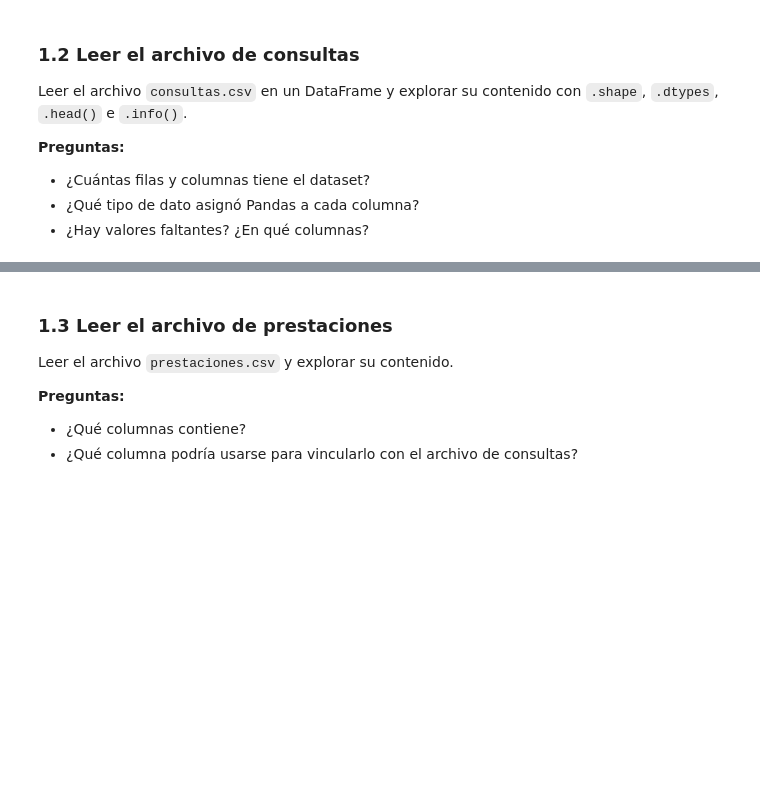
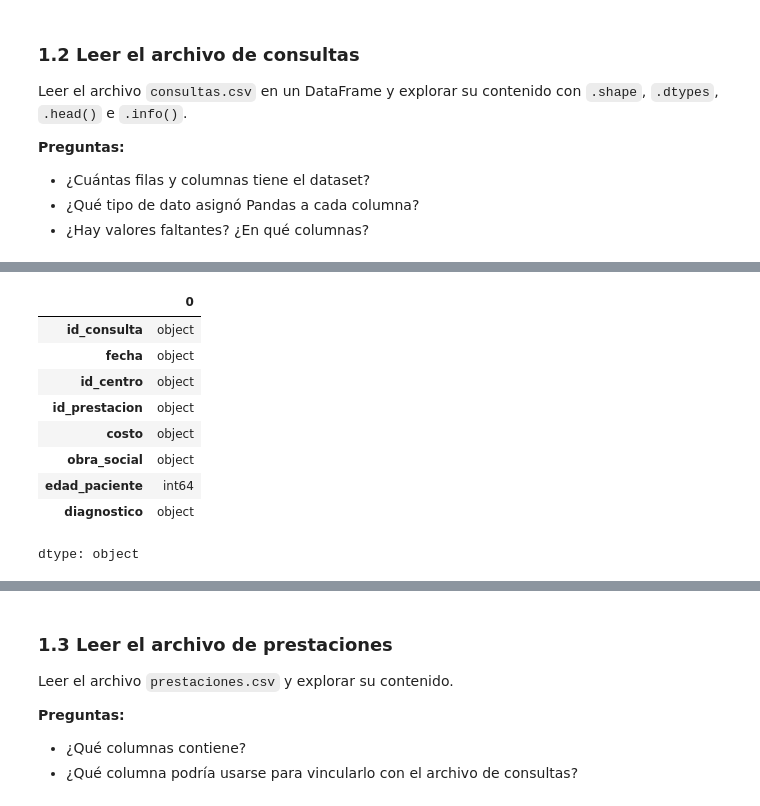
Before and after one commit to joelmoraesDev/Taller_centro_de_salud, a Jupyter notebook: Taller_centros_de_salud_v3.ipynb, the cells around one changed output, grey strips where cells are left out. Cells and saved outputs as stored; diff of their text form; code cells hidden in the pictures; blank space fills up the shorter version.

```diff
--- a/Taller_centros_de_salud_v3.ipynb
+++ b/Taller_centros_de_salud_v3.ipynb
@@ -172,0 +221,13 @@ Leer el archivo `consultas.csv` en un DataFrame y explorar su contenido con `.sh
+# %%
+consultas.dtypes
+# %% [output]
+|  | 0 |
+| id_consulta | object |
+| fecha | object |
+| id_centro | object |
+| id_prestacion | object |
+| costo | object |
+| obra_social | object |
+| edad_paciente | int64 |
+| diagnostico | object |
+dtype: object
```
Also changed, not shown: parts of 19 cells of this notebook.
